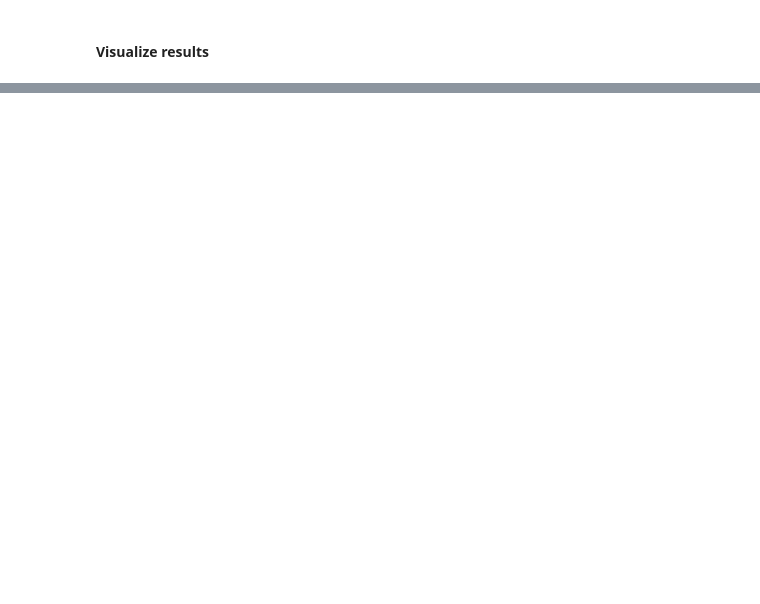
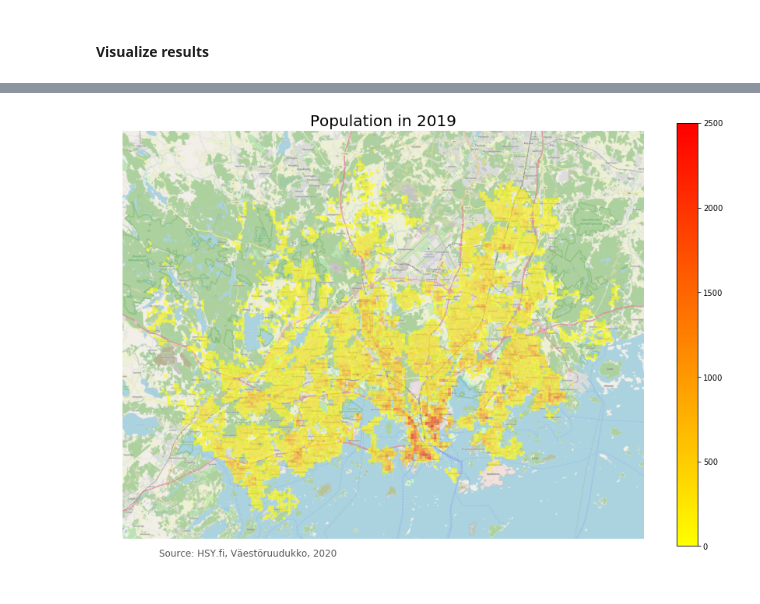
Before and after one commit to Saukkoriipi/Helsinki_population_development, a Jupyter notebook: JoinPopulationTables.ipynb, the cells around one changed output, grey strips where cells are left out. Drawn from its saved outputs; the diff is of its cells as text; code cells hidden in the pictures; blank space fills up the shorter version.

```diff
--- a/JoinPopulationTables.ipynb
+++ b/JoinPopulationTables.ipynb
@@ -236,0 +182,53 @@ ctx.add_basemap(ax, url=ctx.tile_providers.OSM_A)
+# %%
+#from mpl_toolkits.axes_grid1 import make_axes_locatable
+#import matplotlib.pyplot as plt
+#from mpl_toolkits.axes_grid1 import make_axes_locatable
+
+# Define population year
+year = 2019
+
+# Set coordinate reference system to mach background map
+pop = population.to_crs(epsg=3857)
+
+# set the range for the choropleth
+vmin, vmax = 0, 2500
+
+# Set column name which to visualize
+column_name = "pop"+str(year)
+
+# Define colour map (reverse autumn_r)
+cmap = matplotlib.cm.autumn
+cmap_reversed = matplotlib.cm.get_cmap('autumn_r')
+
+# create figure and axes for Matplotlib
+fig, ax = plt.subplots(1, figsize=(15, 10))
+
+# Plot the data
+pop.plot(ax=ax, column=column_name, cmap=cmap_reversed, linewidth=0.6, alpha=0.6)
+
+# remove the axis
+ax.axis("off")
+
+# add a title
+ax.set_title("Population in " +str(year), fontdict={"fontsize": "20", "fontweight" : "3"})
+
+# Add source to the bottom left corner
+ax.annotate("Source: HSY.fi, Väestöruudukko, 2020",xy=(0.1, .08), xycoords="figure fraction",
+            horizontalalignment="left", verticalalignment="top", fontsize=12, color="#555555")
+
+# Create colorbar as a legend
+sm = plt.cm.ScalarMappable(cmap=cmap_reversed, norm=plt.Normalize(vmin=vmin, vmax=vmax))
+
+# empty array for the data range
+sm._A = []
+
+# Add the colorbar to the figure
+cbar = fig.colorbar(sm)
+
+# Add basemap with `ST_TONER` style
+ctx.add_basemap(ax, url=ctx.tile_providers.OSM_A)
+
+#saving our map as .png file.
+fig.savefig("docs/"+column_name+".png", dpi=200)
+# %% [output]
+[figure, added]
```
Also changed, not shown: parts of 8 cells of this notebook, 9 other files.
